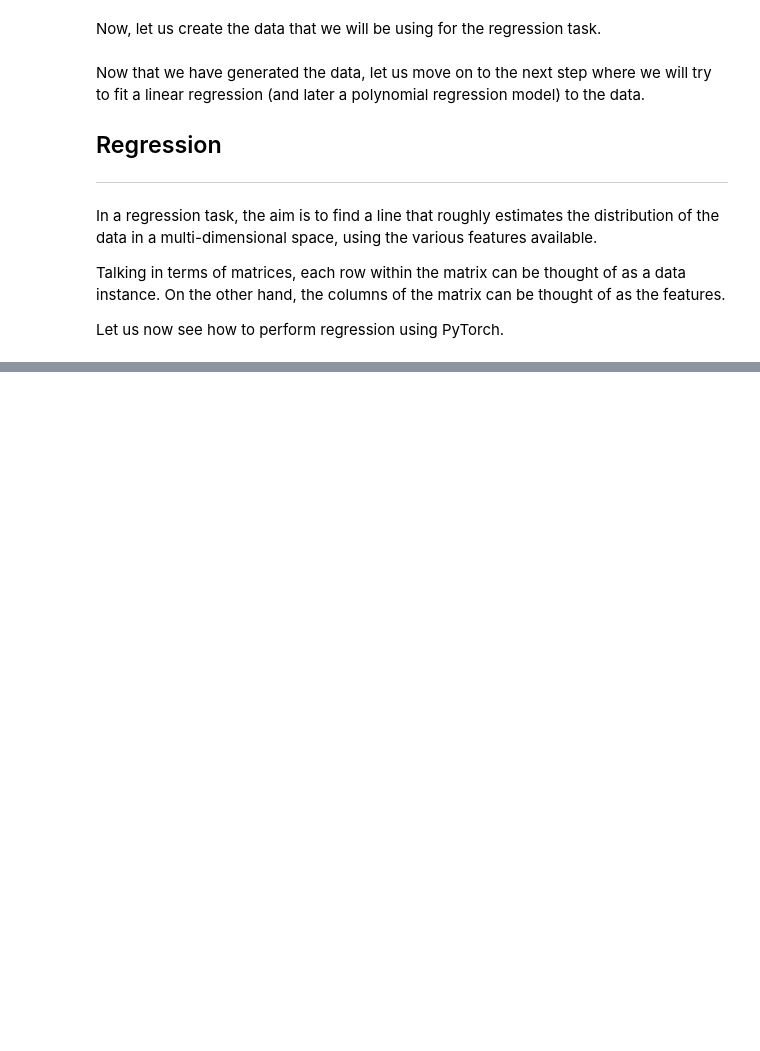
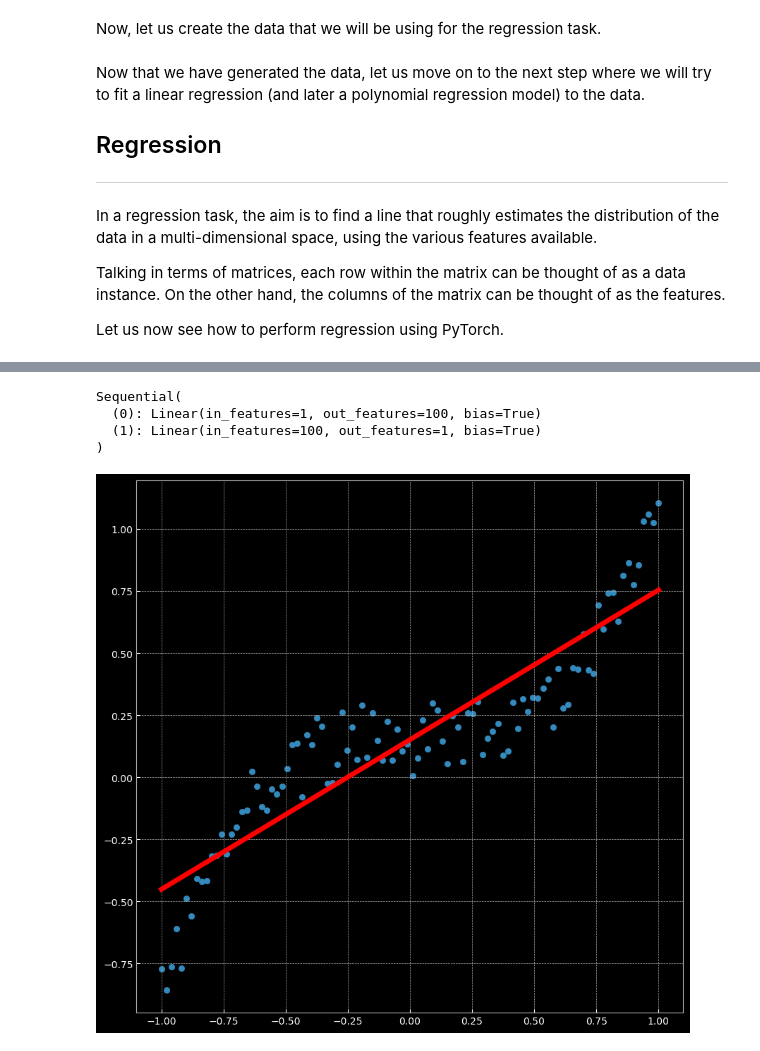
Before and after one commit to amansharma2910/NYU-Deep-Learning-Practice, a Jupyter notebook: 02_classification_and_regression.ipynb, the cells around one changed output, grey strips where cells are left out. Cells and saved outputs as stored; diff of their text form; code cells hidden in the pictures; blank space fills up the shorter version.

```diff
--- a/02_classification_and_regression.ipynb
+++ b/02_classification_and_regression.ipynb
@@ -76,0 +79,23 @@ optimizer = torch.optim.SGD(model.parameters(), lr=learn_rate, weight_decay=lamb
+# %%
+# setting the number of training epochs
+num_epochs = 1_001
+
+# training
+for epoch in range(num_epochs):
+
+    # generating the predictions
+    y_hat = model(x)
+
+    # computing the loss
+    loss = criterion(y_hat, y)
+    if epoch % 100 == 0:
+        print(f"EPOCH: {epoch}    LOSS: {loss.item()}")
+
+    # resetting the gradients
+    optimizer.zero_grad()
+
+    ## backpropagation step
+    # calculation of loss gradients
+    loss.backward()
+    # gradient optimization
+    optimizer.step()
@@ -76,0 +114,15 @@ optimizer = torch.optim.SGD(model.parameters(), lr=learn_rate, weight_decay=lamb
+# %%
+# plotting the trained model
+print(model)
+# %% [output]
+Sequential(
+  (0): Linear(in_features=1, out_features=100, bias=True)
+  (1): Linear(in_features=100, out_features=1, bias=True)
+)
+# %%
+# pl
+plt.scatter(x.data.cpu().numpy(), y.data.cpu().numpy())
+plt.plot(x.data.cpu().numpy(), y_hat.data.cpu().numpy(), 'r-', lw=5)
+plt.axis('equal');
+# %% [output]
+[figure, added]
```
Also changed, not shown: parts of 3 cells of this notebook.
